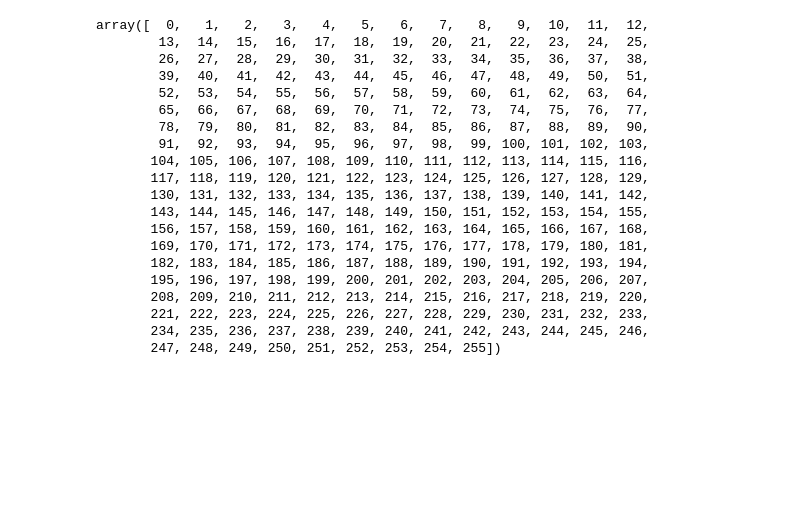
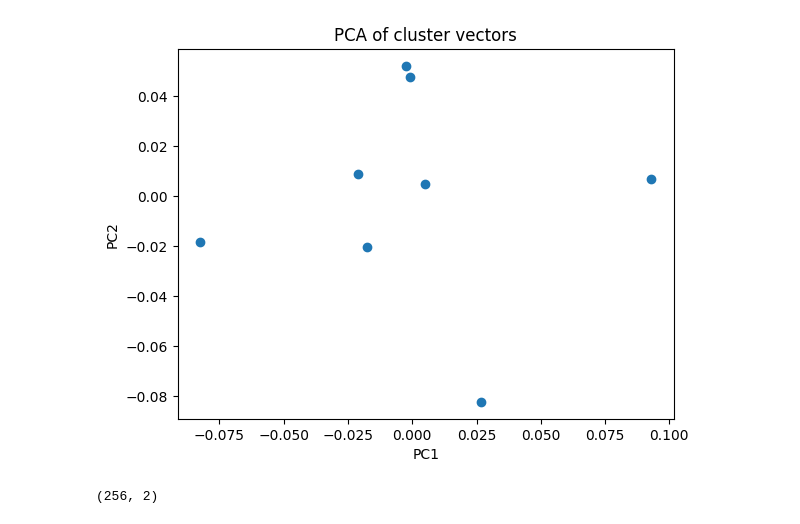
Before and after one commit to sc4224/flywrite, a Jupyter notebook: quick_analysis.ipynb, the cells around one changed output. Drawn from its saved outputs; the diff is of its cells as text; code cells hidden in the pictures; blank space fills up the shorter version.

```diff
--- a/quick_analysis.ipynb
+++ b/quick_analysis.ipynb
@@ -56,23 +43,27 @@ EB.305, AL.73, VES.SIP.1, MB_CA.MB_ML.3159, SMP.1486, MB_CA.MB_ML.1318, MB_CA.MB
-# %%
-clusters
-# %% [output]
-array([  0,   1,   2,   3,   4,   5,   6,   7,   8,   9,  10,  11,  12,
-        13,  14,  15,  16,  17,  18,  19,  20,  21,  22,  23,  24,  25,
-        26,  27,  28,  29,  30,  31,  32,  33,  34,  35,  36,  37,  38,
-        39,  40,  41,  42,  43,  44,  45,  46,  47,  48,  49,  50,  51,
-        52,  53,  54,  55,  56,  57,  58,  59,  60,  61,  62,  63,  64,
-        65,  66,  67,  68,  69,  70,  71,  72,  73,  74,  75,  76,  77,
-        78,  79,  80,  81,  82,  83,  84,  85,  86,  87,  88,  89,  90,
-        91,  92,  93,  94,  95,  96,  97,  98,  99, 100, 101, 102, 103,
-       104, 105, 106, 107, 108, 109, 110, 111, 112, 113, 114, 115, 116,
-       117, 118, 119, 120, 121, 122, 123, 124, 125, 126, 127, 128, 129,
-       130, 131, 132, 133, 134, 135, 136, 137, 138, 139, 140, 141, 142,
-       143, 144, 145, 146, 147, 148, 149, 150, 151, 152, 153, 154, 155,
-       156, 157, 158, 159, 160, 161, 162, 163, 164, 165, 166, 167, 168,
-       169, 170, 171, 172, 173, 174, 175, 176, 177, 178, 179, 180, 181,
-       182, 183, 184, 185, 186, 187, 188, 189, 190, 191, 192, 193, 194,
-       195, 196, 197, 198, 199, 200, 201, 202, 203, 204, 205, 206, 207,
-       208, 209, 210, 211, 212, 213, 214, 215, 216, 217, 218, 219, 220,
-       221, 222, 223, 224, 225, 226, 227, 228, 229, 230, 231, 232, 233,
-       234, 235, 236, 237, 238, 239, 240, 241, 242, 243, 244, 245, 246,
-       247, 248, 249, 250, 251, 252, 253, 254, 255])
+# %%
+# load the cluster vectors from `U_posterior_mean.npy`
+# run PCA on the cluster vectors
+# plot the first two principal components
+# color by cluster
+# label by cluster
+
+import matplotlib.pyplot as plt
+from sklearn.decomposition import PCA
+
+U_posterior_mean = np.load('U_left_posterior_mean.npy')
+pca = PCA(n_components=2)
+pca.fit(U_posterior_mean)
+
+U_pca = pca.transform(U_posterior_mean)
+
+plt.scatter(U_pca[:, 0], U_pca[:, 1])
+plt.xlabel('PC1')
+plt.ylabel('PC2')
+plt.title('PCA of cluster vectors')
+plt.show()
+# %% [output]
+[figure, added]
+# %%
+U_pca.shape
+# %% [output]
+(256, 2)
```
Also changed, not shown: parts of 2 cells of this notebook, 2 other files.
